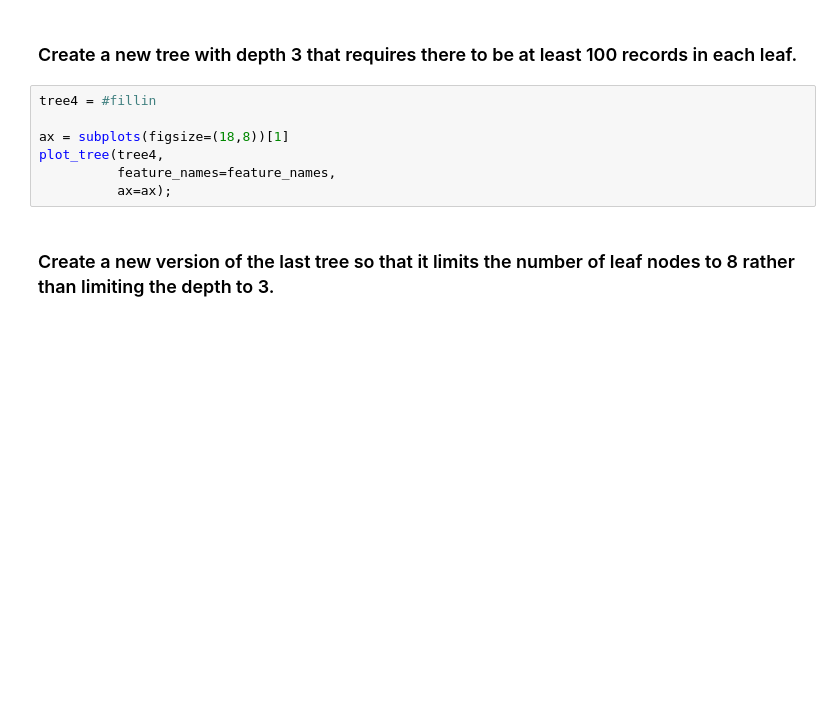
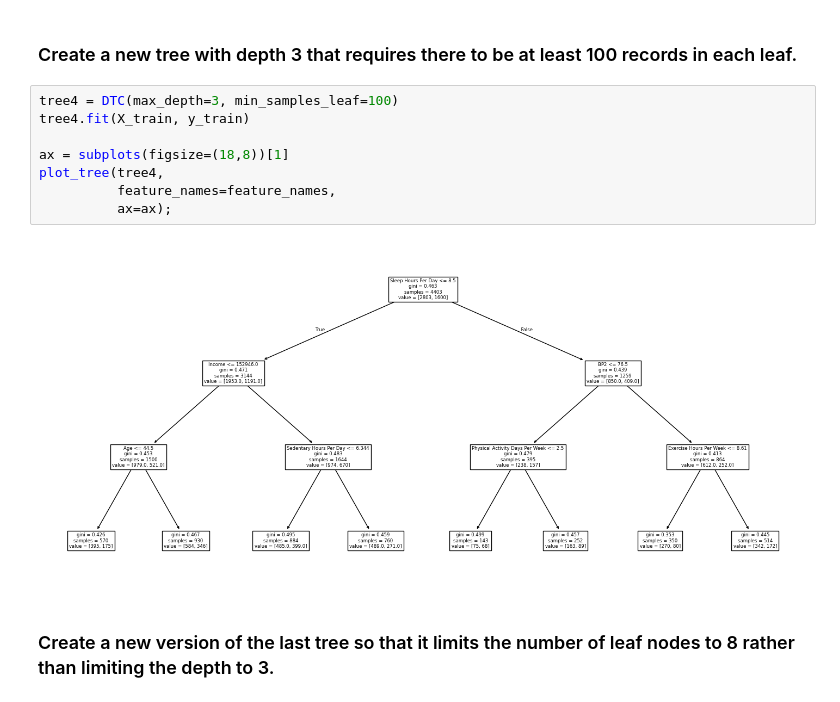
Before and after one commit to adt22006/code_2600, a Jupyter notebook: mod08_rf.ipynb, the cells around one changed output. Cells and saved outputs as stored; diff of their text form; blank space fills up the shorter version.

```diff
--- a/mod08_rf.ipynb
+++ b/mod08_rf.ipynb
@@ -95,12 +166,15 @@ plot_tree(tree3,
 # %% [markdown]
 ### Create a new tree with depth 3 that requires there to be at least 100 records in each leaf.
 # %%
-tree4 = #fillin
+tree4 = DTC(max_depth=3, min_samples_leaf=100)
+tree4.fit(X_train, y_train)
 
 ax = subplots(figsize=(18,8))[1]
 plot_tree(tree4,
           feature_names=feature_names,
           ax=ax);
+# %% [output]
+[figure, added]
 # %% [markdown]
 ### Create a new version of the last tree so that it limits the number of leaf nodes to 8 rather than limiting the depth to 3.
 # %%
```
Also changed, not shown: parts of 22 cells of this notebook.
